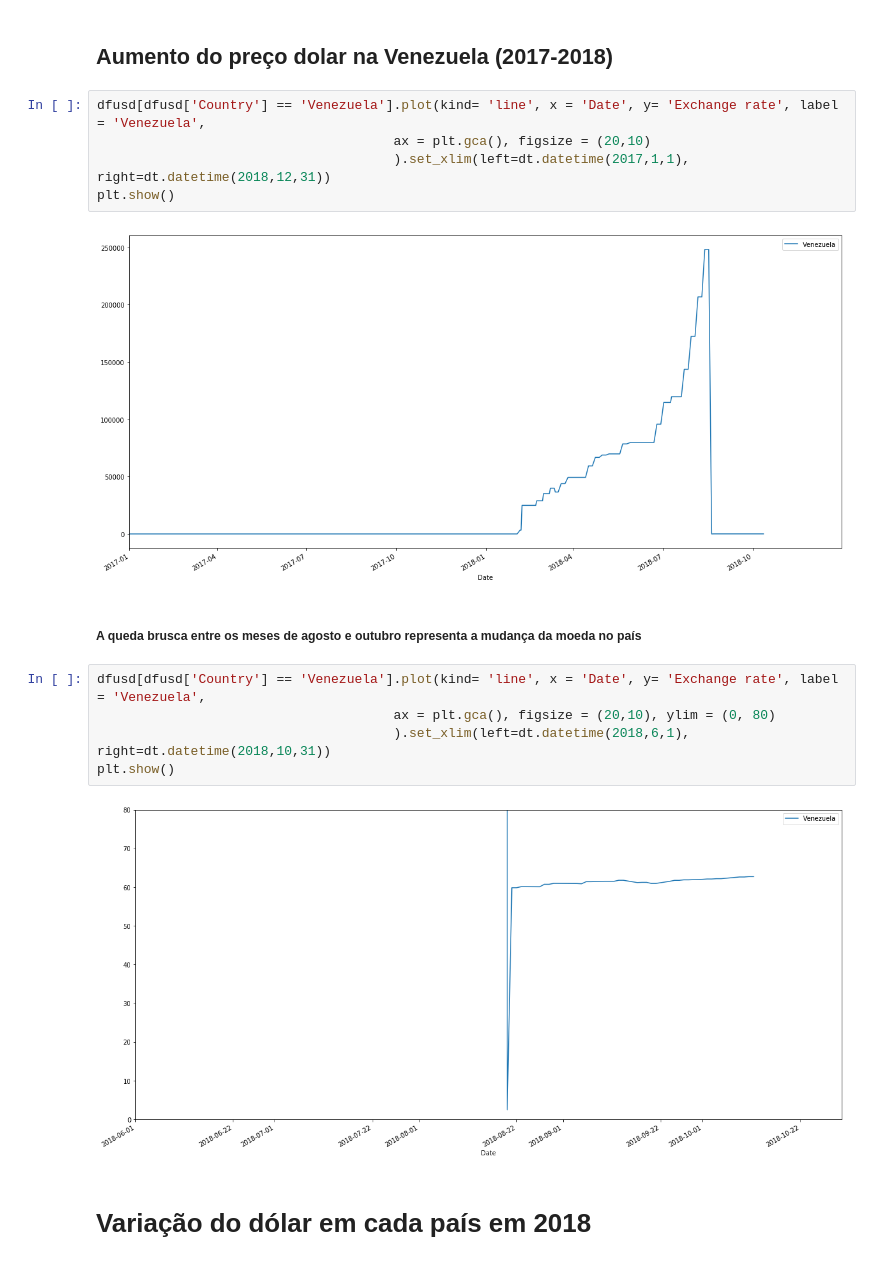
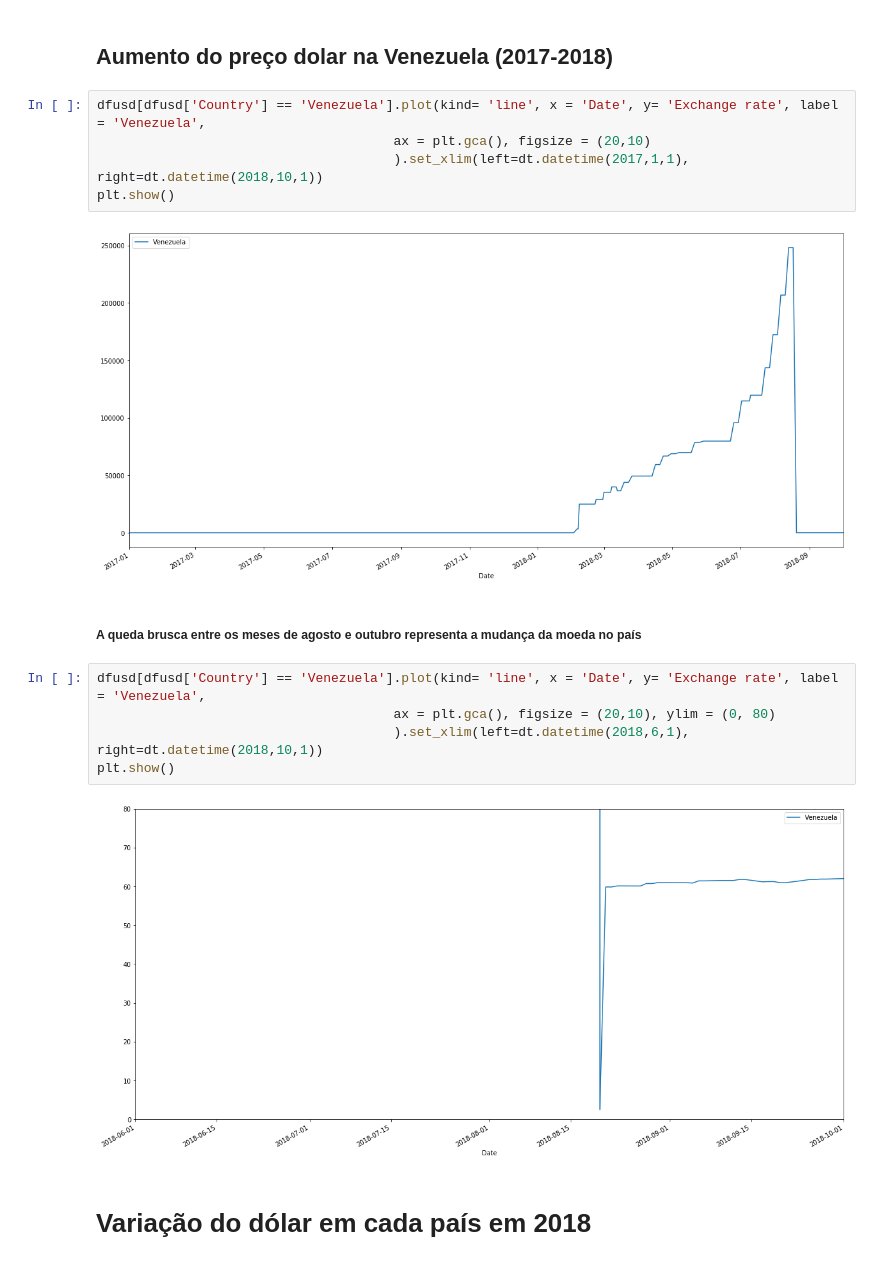
Before and after one commit to isabellefo/usdAnalysis, a Jupyter notebook: USDAnalysis.ipynb, the cells around one changed output. Saved outputs shown, nothing was run; the diff lists cells and outputs as text.

```diff
--- a/USDAnalysis.ipynb
+++ b/USDAnalysis.ipynb
@@ -149,19 +176,19 @@ for c in listTigers:
 # %%
 dfusd[dfusd['Country'] == 'Venezuela'].plot(kind= 'line', x = 'Date', y= 'Exchange rate', label = 'Venezuela',
                                       ax = plt.gca(), figsize = (20,10)
-                                      ).set_xlim(left=dt.datetime(2017,1,1), right=dt.datetime(2018,12,31))
+                                      ).set_xlim(left=dt.datetime(2017,1,1), right=dt.datetime(2018,10,1))
 plt.show()
 # %% [output]
-[figure, old version]
+[figure, new version]
 # %% [markdown]
 ##### A queda brusca entre os meses de agosto e outubro representa a mudança da moeda no país
 # %%
 dfusd[dfusd['Country'] == 'Venezuela'].plot(kind= 'line', x = 'Date', y= 'Exchange rate', label = 'Venezuela',
                                       ax = plt.gca(), figsize = (20,10), ylim = (0, 80)
-                                      ).set_xlim(left=dt.datetime(2018,6,1), right=dt.datetime(2018,10,31))
+                                      ).set_xlim(left=dt.datetime(2018,6,1), right=dt.datetime(2018,10,1))
 plt.show()
 # %% [output]
-[figure, old version]
+[figure, new version]
 # %% [markdown]
 # Variação do dólar em cada país em 2018
 # %%
```
Also changed, not shown: parts of 9 cells of this notebook.
